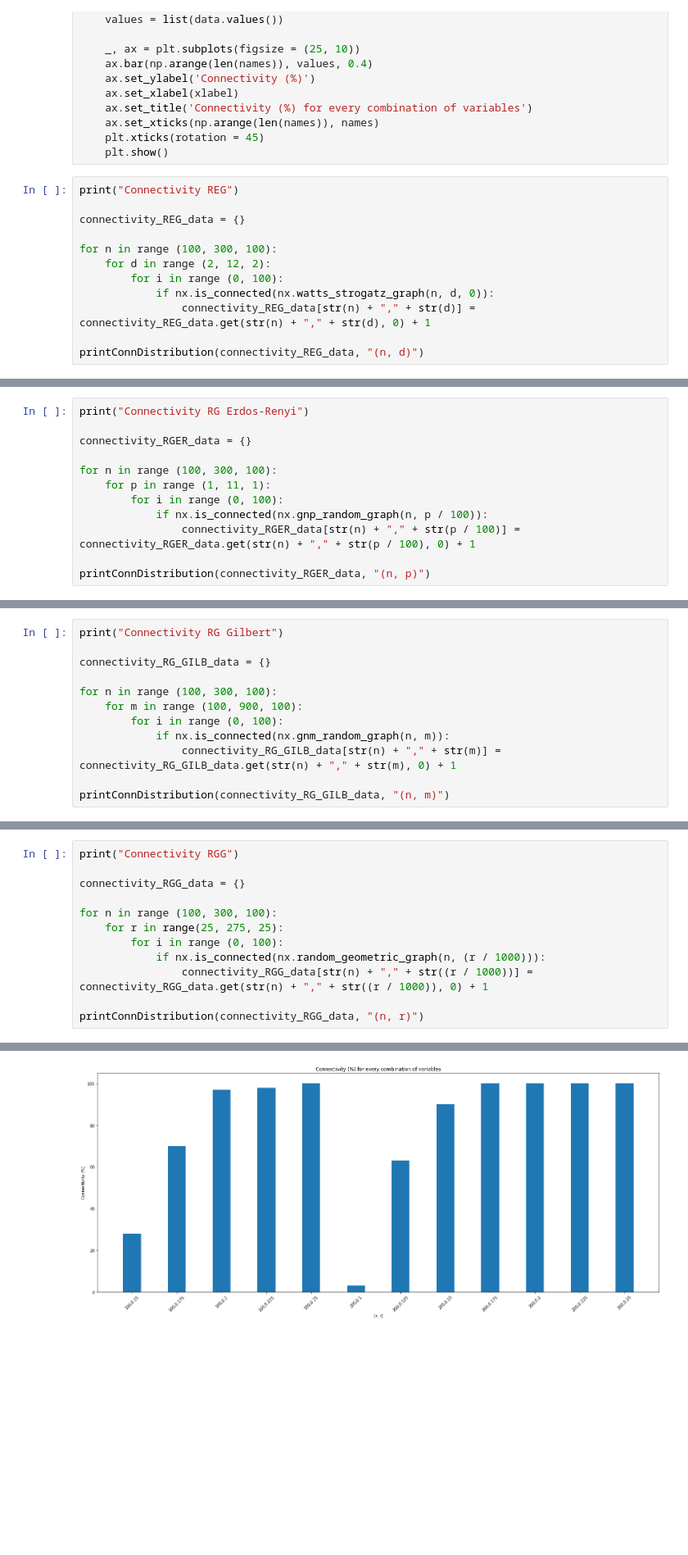
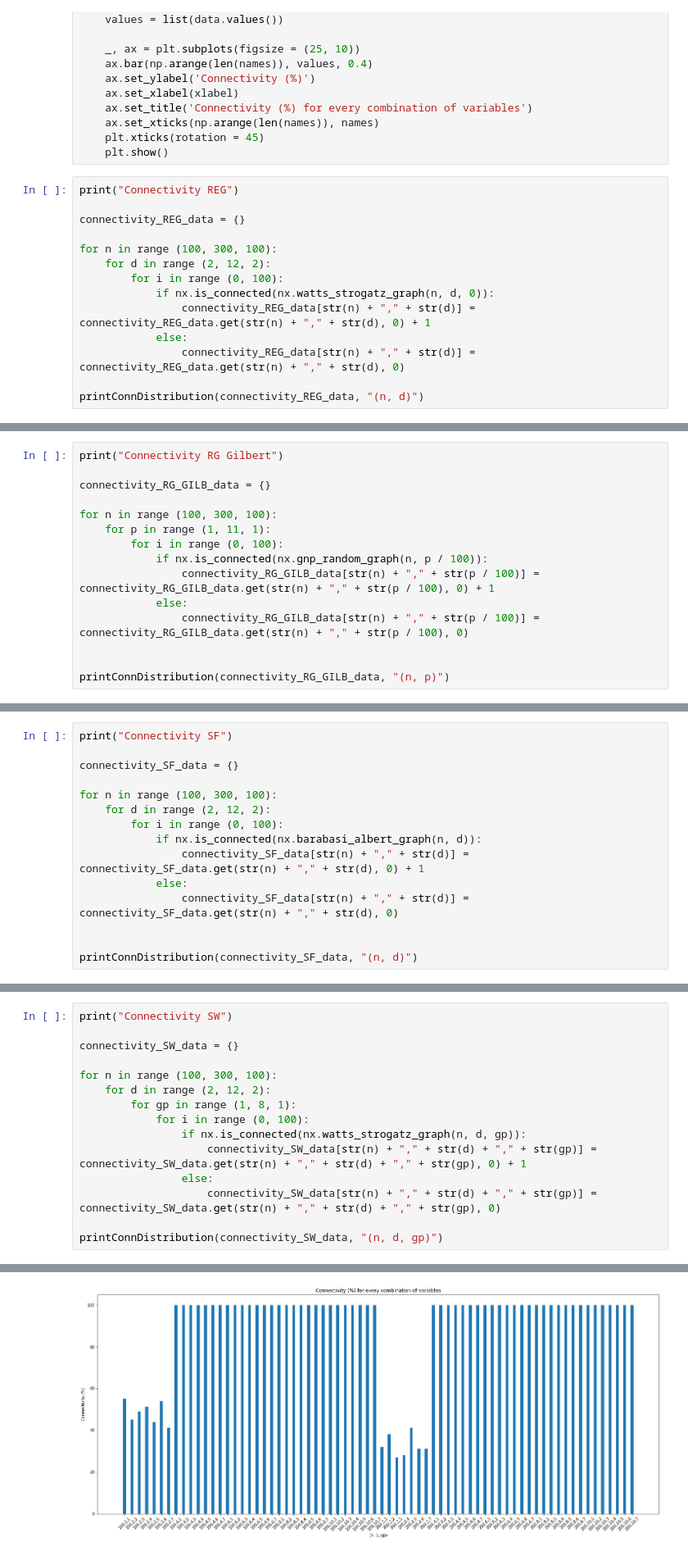
Before and after one commit to ChristosHadjichristofi/Social-Networks-Analysis-NTUA, a Jupyter notebook: Lab1/SNA_Lab1.ipynb, the cells around one changed output, grey strips where cells are left out. Shown at 82% size. Saved outputs shown, nothing was run; the diff lists cells and outputs as text; blank space fills up the shorter version.

```diff
--- a/Lab1/SNA_Lab1.ipynb
+++ b/Lab1/SNA_Lab1.ipynb
@@ -641,6 +845,8 @@ for n in range (100, 300, 100):
         for i in range (0, 100):
             if nx.is_connected(nx.watts_strogatz_graph(n, d, 0)):
                 connectivity_REG_data[str(n) + "," + str(d)] = connectivity_REG_data.get(str(n) + "," + str(d), 0) + 1
+            else:
+                connectivity_REG_data[str(n) + "," + str(d)] = connectivity_REG_data.get(str(n) + "," + str(d), 0)
 
 printConnDistribution(connectivity_REG_data, "(n, d)")
 # %% [output]
@@ -649,13 +872,16 @@ Connectivity REG
 # %%
-print("Connectivity RG Erdos-Renyi")
+print("Connectivity RG Gilbert")
 
-connectivity_RGER_data = {}
+connectivity_RG_GILB_data = {}
 
 for n in range (100, 300, 100):
     for p in range (1, 11, 1):
         for i in range (0, 100):
             if nx.is_connected(nx.gnp_random_graph(n, p / 100)):
-                connectivity_RGER_data[str(n) + "," + str(p / 100)] = connectivity_RGER_data.get(str(n) + "," + str(p / 100), 0) + 1
+                connectivity_RG_GILB_data[str(n) + "," + str(p / 100)] = connectivity_RG_GILB_data.get(str(n) + "," + str(p / 100), 0) + 1
+            else:
+                connectivity_RG_GILB_data[str(n) + "," + str(p / 100)] = connectivity_RG_GILB_data.get(str(n) + "," + str(p / 100), 0)
 
-printConnDistribution(connectivity_RGER_data, "(n, p)")
+
+printConnDistribution(connectivity_RG_GILB_data, "(n, p)")
 # %% [output]
@@ -664,13 +907,16 @@ Connectivity RG Erdos-Renyi
 # %%
-print("Connectivity RG Gilbert")
+print("Connectivity SF")
 
-connectivity_RG_GILB_data = {}
+connectivity_SF_data = {}
 
 for n in range (100, 300, 100):
-    for m in range (100, 900, 100):
+    for d in range (2, 12, 2):
         for i in range (0, 100):
-            if nx.is_connected(nx.gnm_random_graph(n, m)):
-                connectivity_RG_GILB_data[str(n) + "," + str(m)] = connectivity_RG_GILB_data.get(str(n) + "," + str(m), 0) + 1
+            if nx.is_connected(nx.barabasi_albert_graph(n, d)):
+                connectivity_SF_data[str(n) + "," + str(d)] = connectivity_SF_data.get(str(n) + "," + str(d), 0) + 1
+            else:
+                connectivity_SF_data[str(n) + "," + str(d)] = connectivity_SF_data.get(str(n) + "," + str(d), 0)
 
-printConnDistribution(connectivity_RG_GILB_data, "(n, m)")
+
+printConnDistribution(connectivity_SF_data, "(n, d)")
 # %% [output]
@@ -679,13 +925,16 @@ Connectivity RG Gilbert
 # %%
-print("Connectivity RGG")
+print("Connectivity SW")
 
-connectivity_RGG_data = {}
+connectivity_SW_data = {}
 
 for n in range (100, 300, 100):
-    for r in range(25, 275, 25):
-        for i in range (0, 100):
-            if nx.is_connected(nx.random_geometric_graph(n, (r / 1000))):
-                connectivity_RGG_data[str(n) + "," + str((r / 1000))] = connectivity_RGG_data.get(str(n) + "," + str((r / 1000)), 0) + 1
+    for d in range (2, 12, 2):
+        for gp in range (1, 8, 1):
+            for i in range (0, 100):
+                if nx.is_connected(nx.watts_strogatz_graph(n, d, gp)):
+                    connectivity_SW_data[str(n) + "," + str(d) + "," + str(gp)] = connectivity_SW_data.get(str(n) + "," + str(d) + "," + str(gp), 0) + 1
+                else:
+                    connectivity_SW_data[str(n) + "," + str(d) + "," + str(gp)] = connectivity_SW_data.get(str(n) + "," + str(d) + "," + str(gp), 0)
 
-printConnDistribution(connectivity_RGG_data, "(n, r)")
+printConnDistribution(connectivity_SW_data, "(n, d, gp)")
 # %% [output]
@@ -693 +942 @@ Connectivity RGG
-[figure, old version]
+[figure, new version]
```
Also changed, not shown: parts of 36 cells of this notebook.
